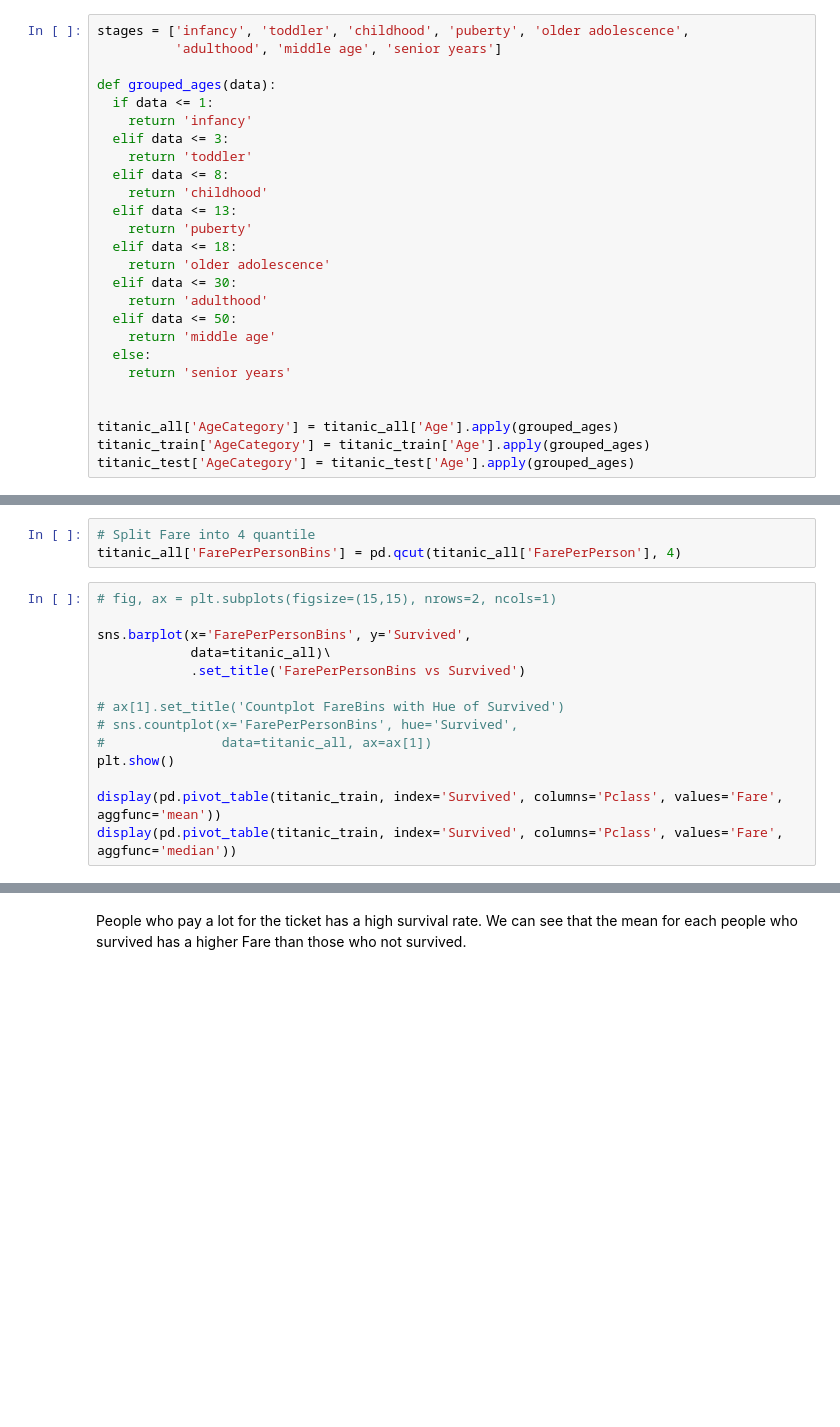
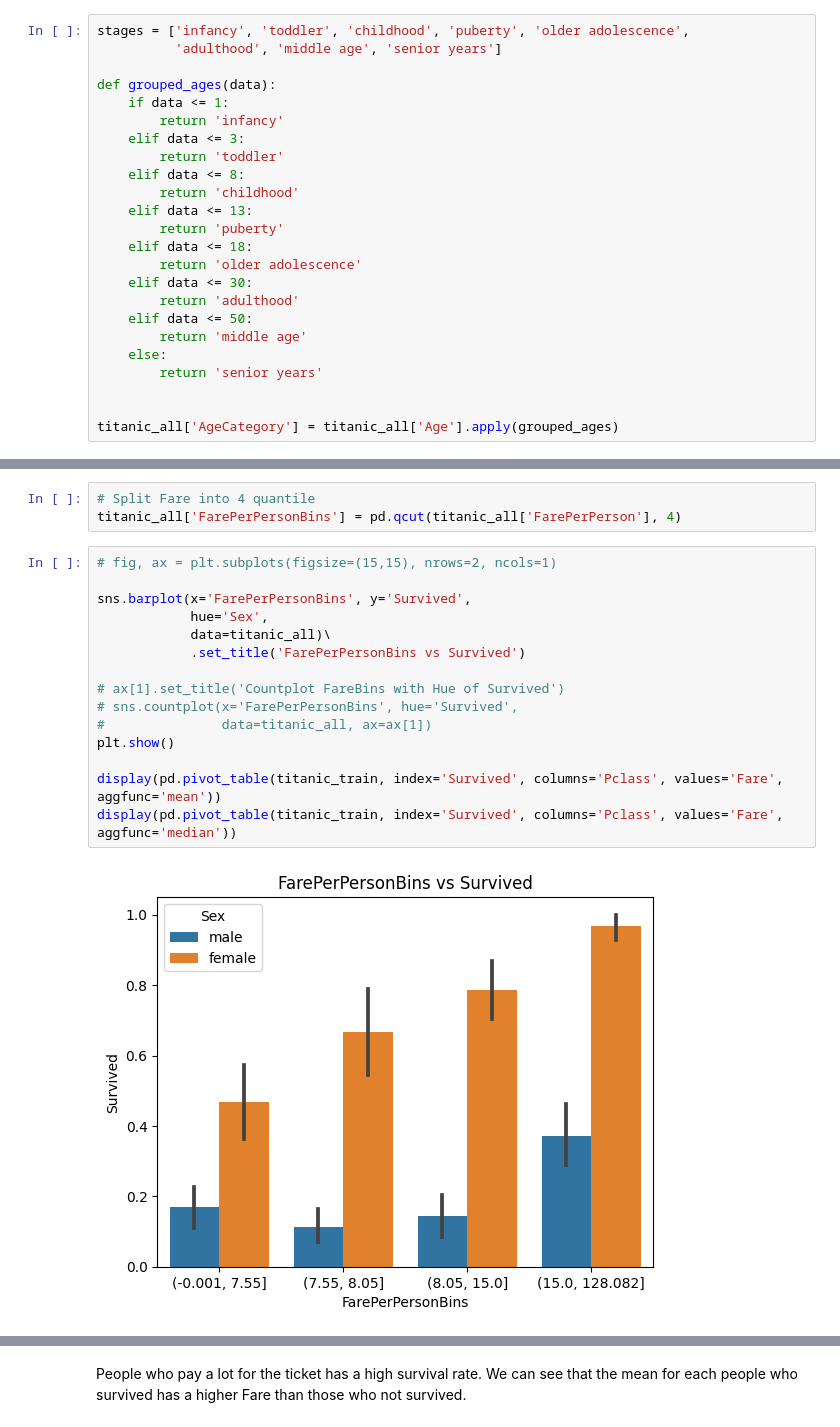
Before and after one commit to marcellinus-witarsah/titanic-survival-modelll, a Jupyter notebook: titanic-survival-model-notebook.ipynb, the cells around one changed output, grey strips where cells are left out. Saved outputs shown, nothing was run; the diff lists cells and outputs as text; blank space fills up the shorter version.

```diff
--- a/titanic-survival-model-notebook.ipynb
+++ b/titanic-survival-model-notebook.ipynb
@@ -672,27 +699,25 @@ stages = ['infancy', 'toddler', 'childhood', 'puberty', 'older adolescence',
           'adulthood', 'middle age', 'senior years']
 
 def grouped_ages(data):
-  if data <= 1:
-    return 'infancy'
-  elif data <= 3:
-    return 'toddler'
-  elif data <= 8:
-    return 'childhood'
-  elif data <= 13:
-    return 'puberty'
-  elif data <= 18:
-    return 'older adolescence'
-  elif data <= 30:
-    return 'adulthood'
-  elif data <= 50:
-    return 'middle age'
-  else:
-    return 'senior years'
+    if data <= 1:
+        return 'infancy'
+    elif data <= 3:
+        return 'toddler'
+    elif data <= 8:
+        return 'childhood'
+    elif data <= 13:
+        return 'puberty'
+    elif data <= 18:
+        return 'older adolescence'
+    elif data <= 30:
+        return 'adulthood'
+    elif data <= 50:
+        return 'middle age'
+    else:
+        return 'senior years'
 
 
 titanic_all['AgeCategory'] = titanic_all['Age'].apply(grouped_ages)
-titanic_train['AgeCategory'] = titanic_train['Age'].apply(grouped_ages)
-titanic_test['AgeCategory'] = titanic_test['Age'].apply(grouped_ages)
 # %%
 plt.figure(figsize=[10, 5])
 sns.barplot(x='AgeCategory', y='Survived', hue='Sex', data=titanic_all)
@@ -744,14 +789,17 @@ titanic_all['FarePerPersonBins'] = pd.qcut(titanic_all['FarePerPerson'], 4)
 # %%
 # fig, ax = plt.subplots(figsize=(15,15), nrows=2, ncols=1)
 
 sns.barplot(x='FarePerPersonBins', y='Survived',
+            hue='Sex',
             data=titanic_all)\
             .set_title('FarePerPersonBins vs Survived')
 
 # ax[1].set_title('Countplot FareBins with Hue of Survived')
 # sns.countplot(x='FarePerPersonBins', hue='Survived',
 #               data=titanic_all, ax=ax[1])
 plt.show()
 
 display(pd.pivot_table(titanic_train, index='Survived', columns='Pclass', values='Fare', aggfunc='mean'))
 display(pd.pivot_table(titanic_train, index='Survived', columns='Pclass', values='Fare', aggfunc='median'))
+# %% [output]
+[figure, added]
```
Also changed, not shown: parts of 28 cells of this notebook.
